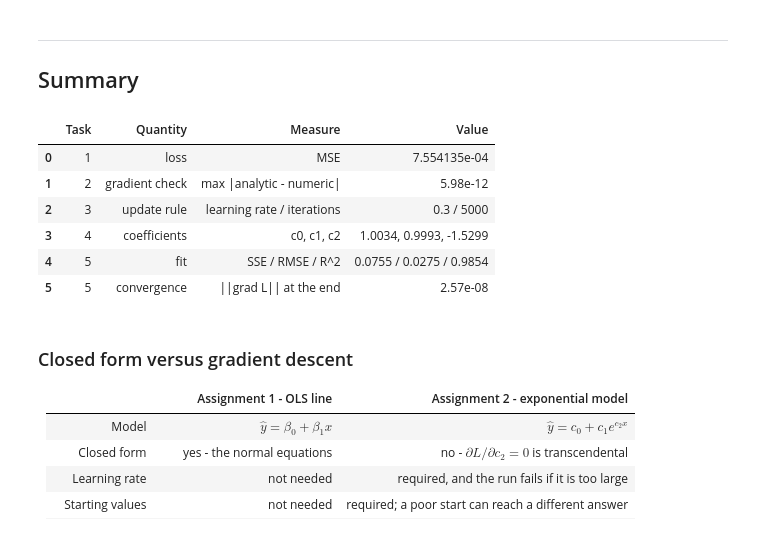
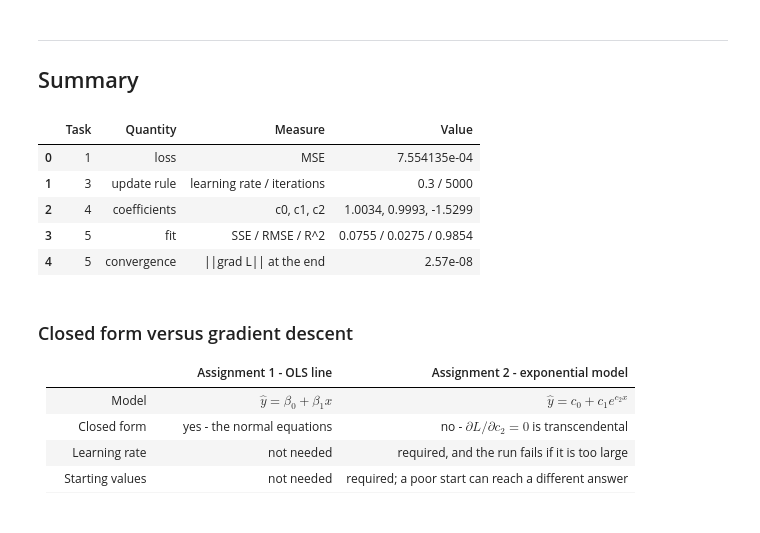
Before and after one commit to Kiatisakk/CPE342-ML, a Jupyter notebook: lab02_gd/A2_Gradient_Descent.ipynb, the cells around one changed output. Cells and saved outputs as stored; diff of their text form; code cells hidden in the pictures.

```diff
--- a/lab02_gd/A2_Gradient_Descent.ipynb
+++ b/lab02_gd/A2_Gradient_Descent.ipynb
@@ -364,20 +344,18 @@ plt.show()
 # %%
 pd.DataFrame([
     ["1", "loss", "MSE", f"{mse:.6e}"],
-    ["2", "gradient check", "max |analytic - numeric|", f"{np.abs(analytic - numeric).max():.2e}"],
     ["3", "update rule", "learning rate / iterations", f"{ETA} / {ITERATIONS}"],
     ["4", "coefficients", "c0, c1, c2", f"{c0:.4f}, {c1:.4f}, {c2:.4f}"],
     ["5", "fit", "SSE / RMSE / R^2", f"{sse:.4f} / {rmse:.4f} / {r_squared:.4f}"],
     ["5", "convergence", "||grad L|| at the end", f"{grad_norm:.2e}"],
 ], columns=["Task", "Quantity", "Measure", "Value"])
 # %% [output]
 |  | Task | Quantity | Measure | Value |
 | 0 | 1 | loss | MSE | 7.554135e-04 |
-| 1 | 2 | gradient check | max |analytic - numeric| | 5.98e-12 |
-| 2 | 3 | update rule | learning rate / iterations | 0.3 / 5000 |
-| 3 | 4 | coefficients | c0, c1, c2 | 1.0034, 0.9993, -1.5299 |
-| 4 | 5 | fit | SSE / RMSE / R^2 | 0.0755 / 0.0275 / 0.9854 |
-| 5 | 5 | convergence | ||grad L|| at the end | 2.57e-08 |
+| 1 | 3 | update rule | learning rate / iterations | 0.3 / 5000 |
+| 2 | 4 | coefficients | c0, c1, c2 | 1.0034, 0.9993, -1.5299 |
+| 3 | 5 | fit | SSE / RMSE / R^2 | 0.0755 / 0.0275 / 0.9854 |
+| 4 | 5 | convergence | ||grad L|| at the end | 2.57e-08 |
 # %% [markdown]
 ### Closed form versus gradient descent
 
```
Also changed, not shown: parts of 2 cells of this notebook, 1 other file.
